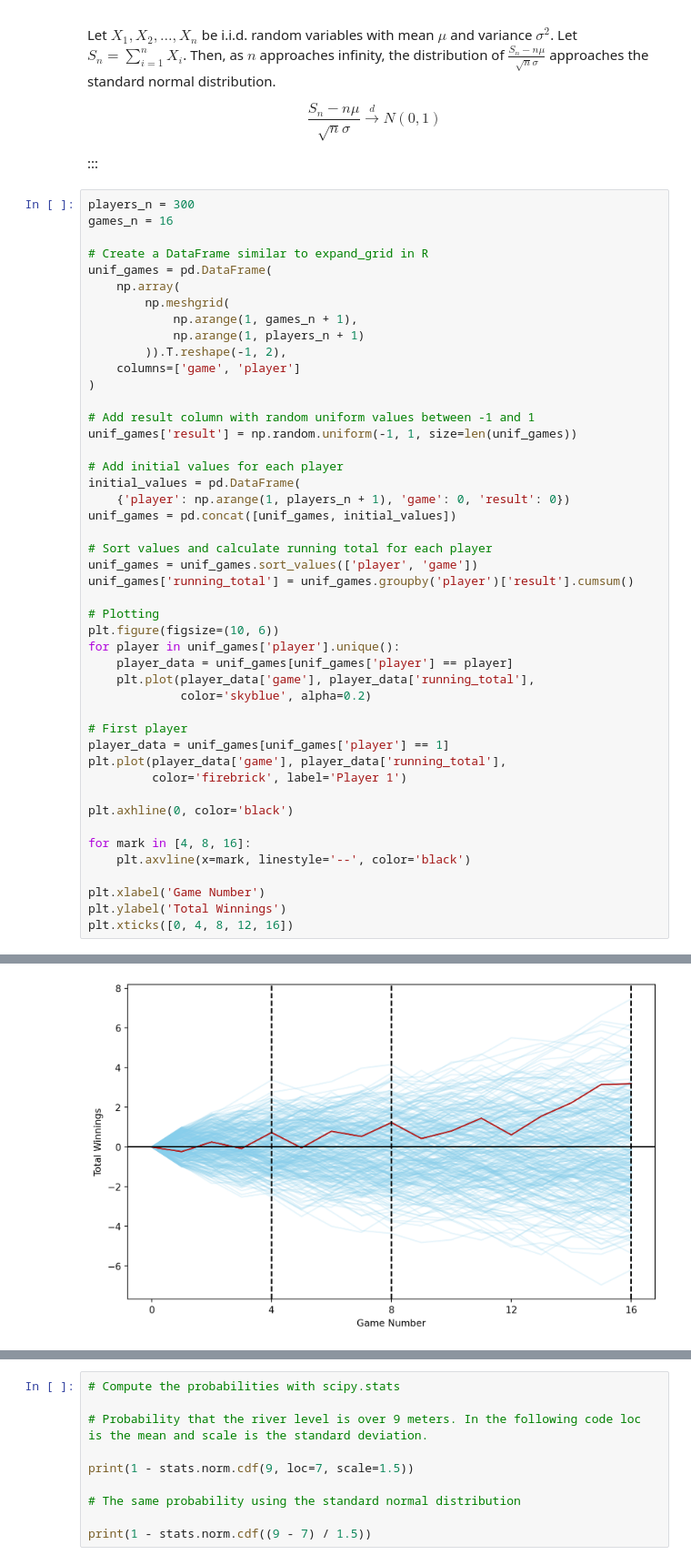
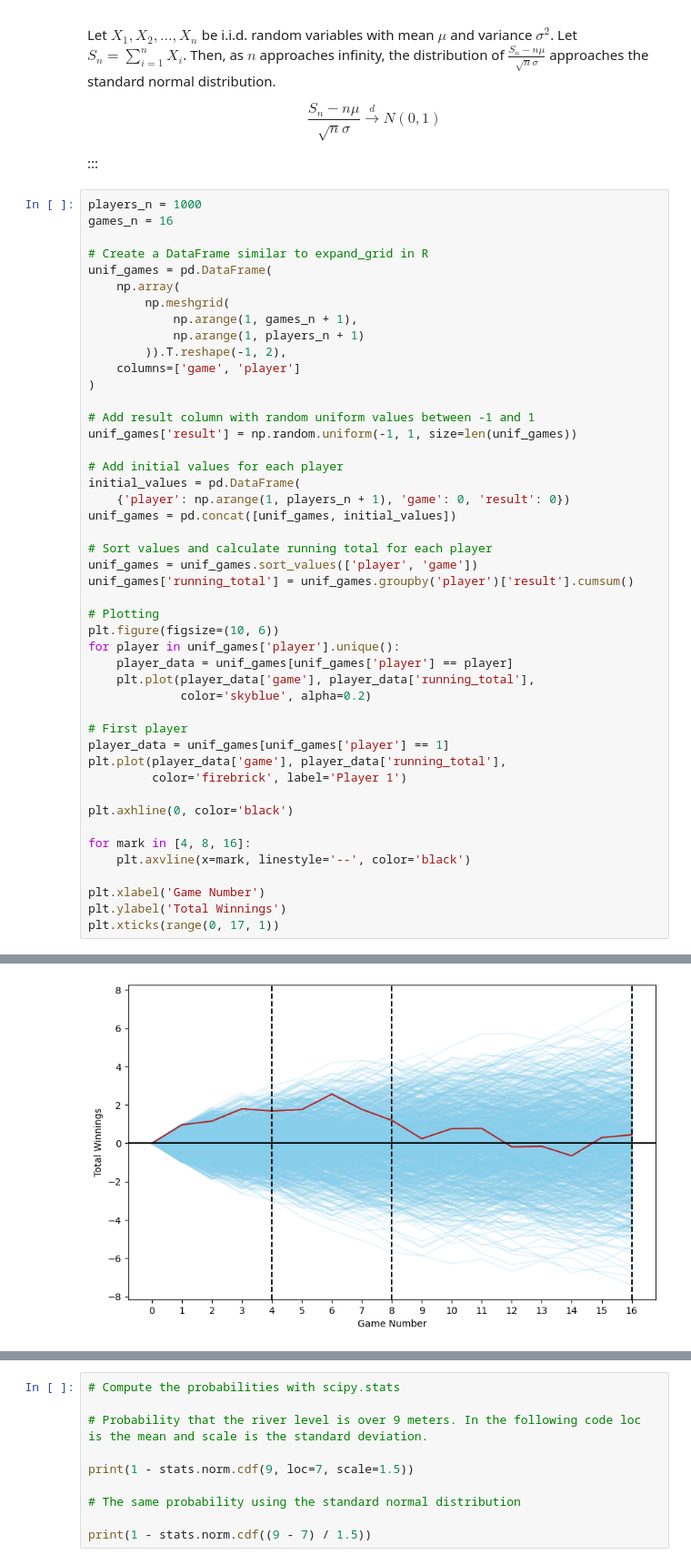
Before and after one commit to febse/stat2024, a Jupyter notebook: 11-Continuous-Distributions.ipynb, the cells around one changed output, grey strips where cells are left out. Shown at 91% size. Cells and saved outputs as stored; diff of their text form.

```diff
--- a/11-Continuous-Distributions.ipynb
+++ b/11-Continuous-Distributions.ipynb
@@ -426,7 +429,7 @@ $$
 
 :::
 # %%
-players_n = 300
+players_n = 1000
 games_n = 16
 
 # Create a DataFrame similar to expand_grid in R
@@ -470,7 +473,7 @@ for mark in [4, 8, 16]:
 
 plt.xlabel('Game Number')
 plt.ylabel('Total Winnings')
-plt.xticks([0, 4, 8, 12, 16])
+plt.xticks(range(0, 17, 1))
 # %% [output]
 ([<matplotlib.axis.XTick at 0x...>,
   <matplotlib.axis.XTick at 0x...>,
@@ -484,5 +494,5 @@ plt.xticks([0, 4, 8, 12, 16])
   Text(16, 0, '16')])
-[figure, old version]
+[figure, new version]
 # %%
 game_4 = unif_games[unif_games['game'] == 4]
 
```
Also changed, not shown: parts of 12 cells of this notebook, 8 other files.
